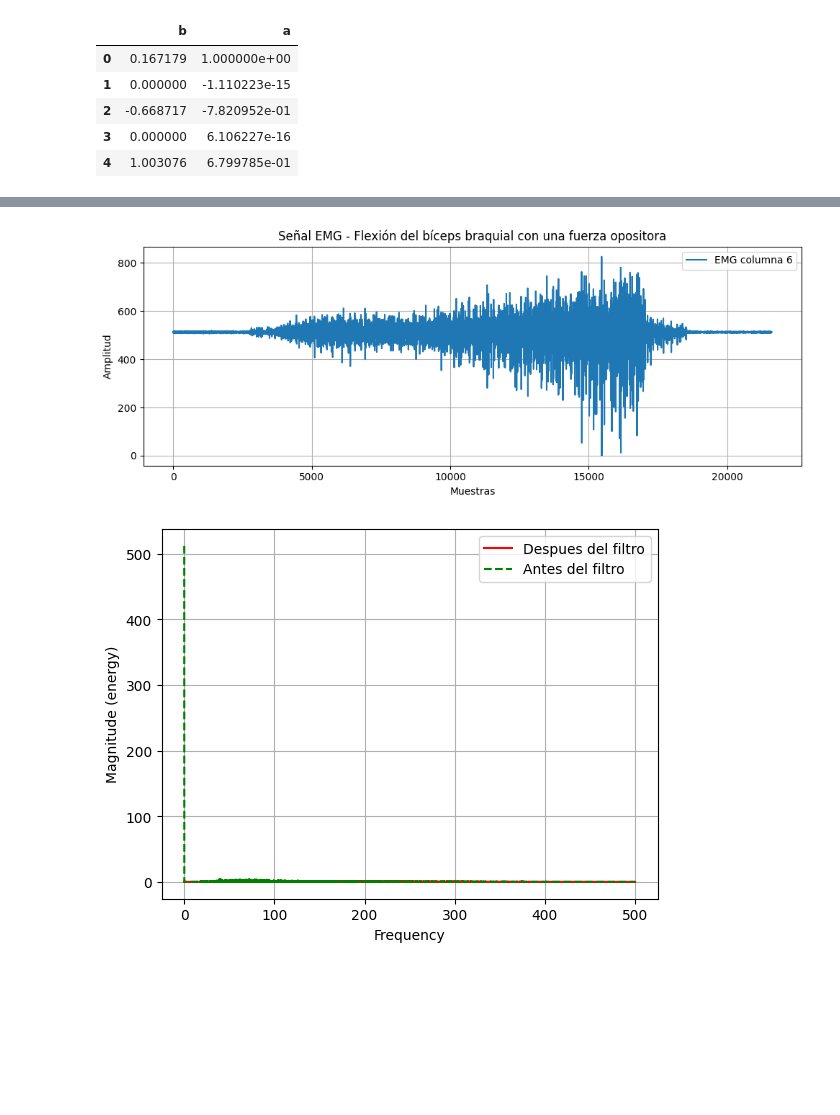
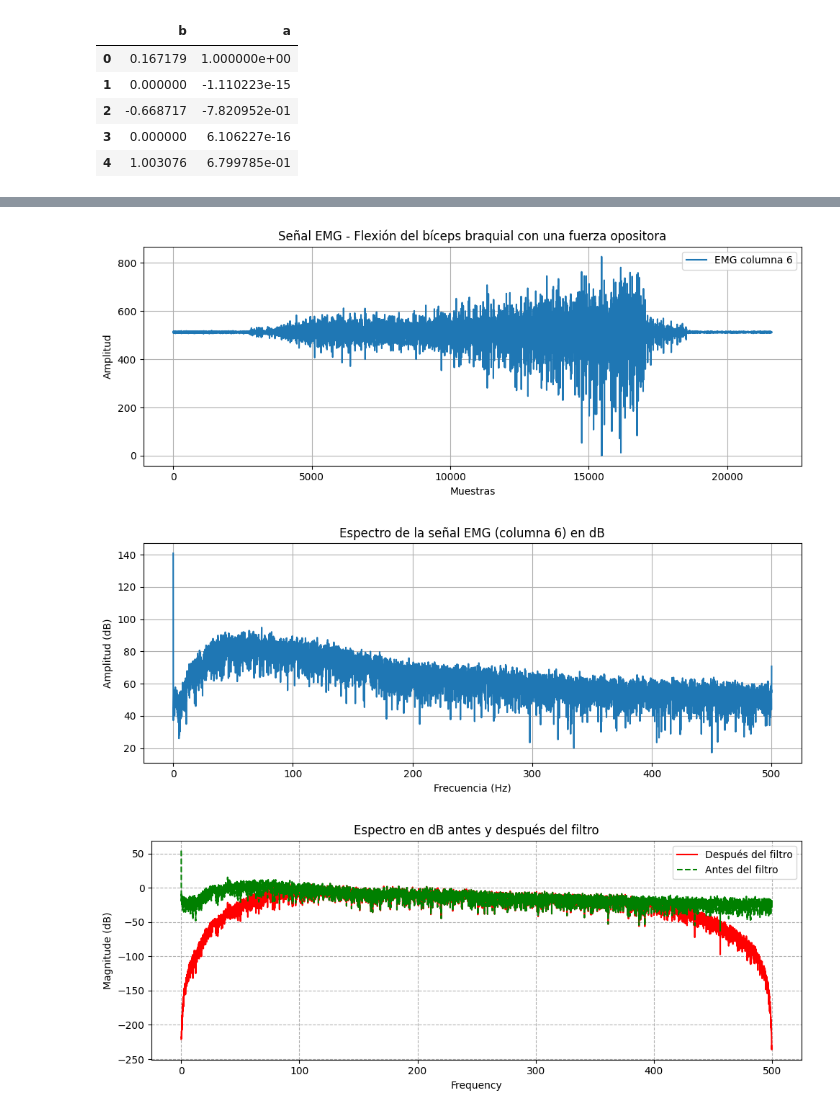
Before and after one commit to PamelaVilchez/GRUPO-08-ISB-2025-II, a Jupyter notebook: Laboratorios/Laboratorio 6 - Filtros/EMG_1.ipynb, the cells around one changed output, grey strips where cells are left out. Saved outputs shown, nothing was run; the diff lists cells and outputs as text; code cells hidden in the pictures; blank space fills up the shorter version.

```diff
--- a/Laboratorios/Laboratorio 6 - Filtros/EMG_1.ipynb
+++ b/Laboratorios/Laboratorio 6 - Filtros/EMG_1.ipynb
@@ -56,19 +79,44 @@ plt.legend()
 plt.grid(True)
 plt.tight_layout()
 plt.show()
+
+# Parámetros de muestreo
+fs = 1000  # Hz (ajusta según tu adquisición)
+
+# FFT
+n = len(emg_signal_2)
+frequencies = np.fft.rfftfreq(n, d=1/fs)
+spectrum = np.abs(np.fft.rfft(emg_signal_2))
+
+# Conversión a decibelios
+spectrum_db = 20 * np.log10(spectrum + 1e-12)  # 1e-12 evita log(0)
+
+# Graficar en dB
+plt.figure(figsize=(10, 4))
+plt.plot(frequencies, spectrum_db)
+plt.title("Espectro de la señal EMG (columna 6) en dB")
+plt.xlabel("Frecuencia (Hz)")
+plt.ylabel("Amplitud (dB)")
+plt.grid(True)
+plt.tight_layout()
+plt.show()
 # %% [output]
 [figure]
+[figure, added]
 # %%
-#Señales filtradas:
-#señal 1:
-y1= lfilter(b, a, emg_signal)
+#Señal 1 en dB
+y1 = lfilter(b, a, emg_signal)
 
-plt.magnitude_spectrum(y1, Fs=1000, color="red", label="Despues del filtro")
-plt.magnitude_spectrum(emg_signal, Fs=1000, color="green", ls="--", label="Antes del filtro")
+# Espectros en dB
+plt.figure(figsize=(10,4))
+plt.magnitude_spectrum(y1, Fs=1000, scale='dB', color="red", label="Después del filtro")
+plt.magnitude_spectrum(emg_signal, Fs=1000, scale='dB', color="green", ls="--", label="Antes del filtro")
+
 plt.legend()
-plt.grid("--")
-
+plt.grid(True, ls="--")
+plt.title("Espectro en dB antes y después del filtro")
+plt.tight_layout()
 plt.show()
 # %% [output]
-[figure, old version]
+[figure, new version]
 # %%
```
Also changed, not shown: parts of 2 cells of this notebook.
